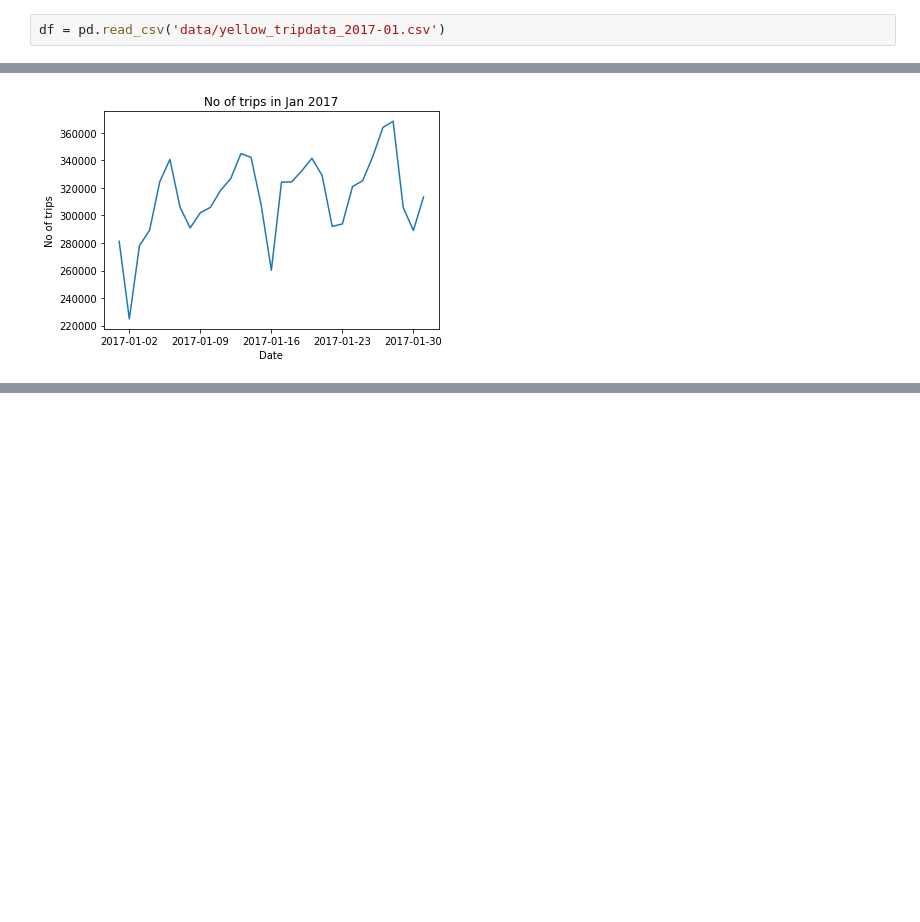
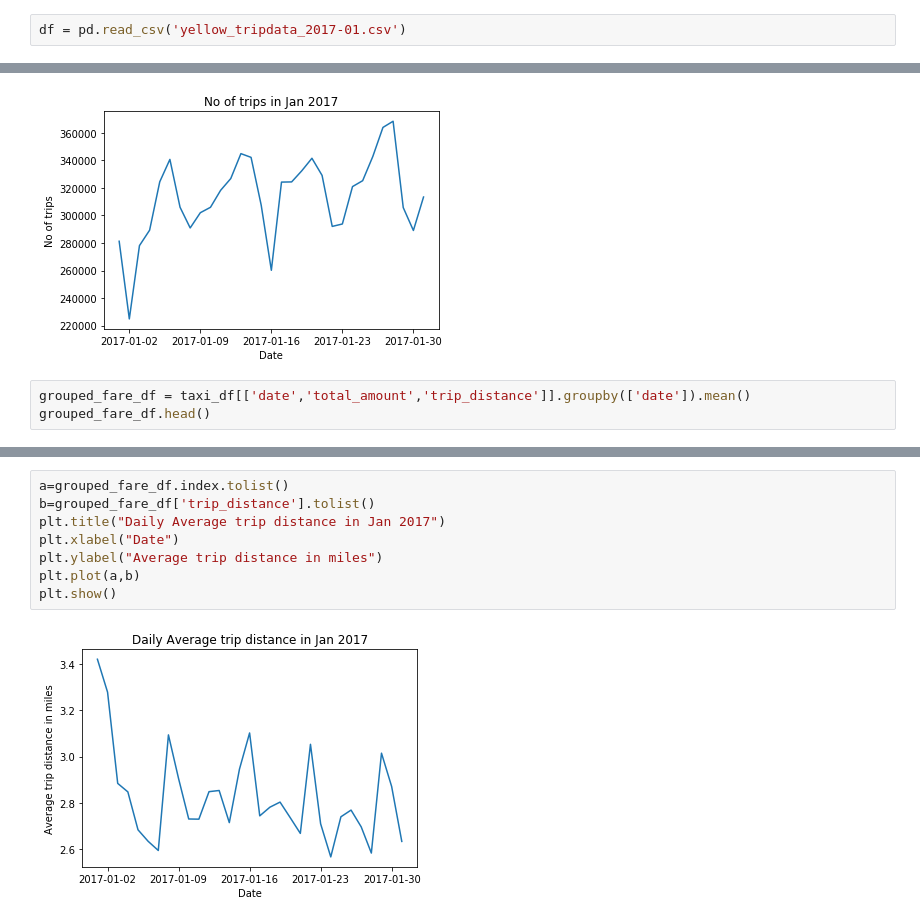
Before and after one commit to muhammadhassaanfarooqui/BigData, a Jupyter notebook: Data_Analysis.ipynb, the cells around one changed output, grey strips where cells are left out. Saved outputs shown, nothing was run; the diff lists cells and outputs as text; blank space fills up the shorter version.

Commit message:
added graphs for average trip distanc and average total fare

```diff
--- a/Data_Analysis.ipynb
+++ b/Data_Analysis.ipynb
@@ -3,7 +3,7 @@ This notebook does an initial analysis on the taxi and weather data for January
 # %%
 import pandas as pd
 # %%
-df = pd.read_csv('data/yellow_tripdata_2017-01.csv')
+df = pd.read_csv('yellow_tripdata_2017-01.csv')
 # %%
 df.columns
 # %% [output]
@@ -81,3 +81,6 @@ plt.plot(a,b)
 plt.show()
 # %% [output]
 [figure]
+# %%
+grouped_fare_df = taxi_df[['date','total_amount','trip_distance']].groupby(['date']).mean()
+grouped_fare_df.head()
@@ -83,0 +95,10 @@ plt.show()
+# %%
+a=grouped_fare_df.index.tolist()
+b=grouped_fare_df['trip_distance'].tolist()
+plt.title("Daily Average trip distance in Jan 2017")
+plt.xlabel("Date")
+plt.ylabel("Average trip distance in miles")
+plt.plot(a,b)
+plt.show()
+# %% [output]
+[figure, added]
```
Also changed, not shown: parts of 3 cells of this notebook.
